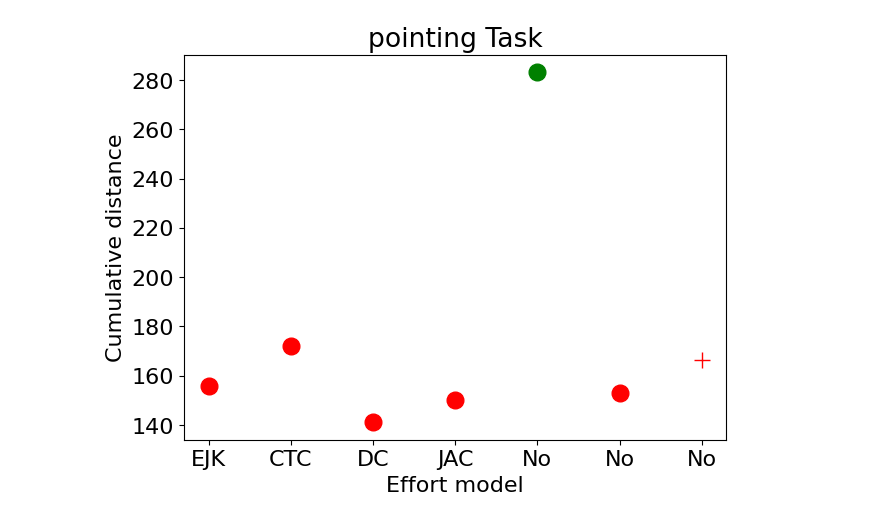
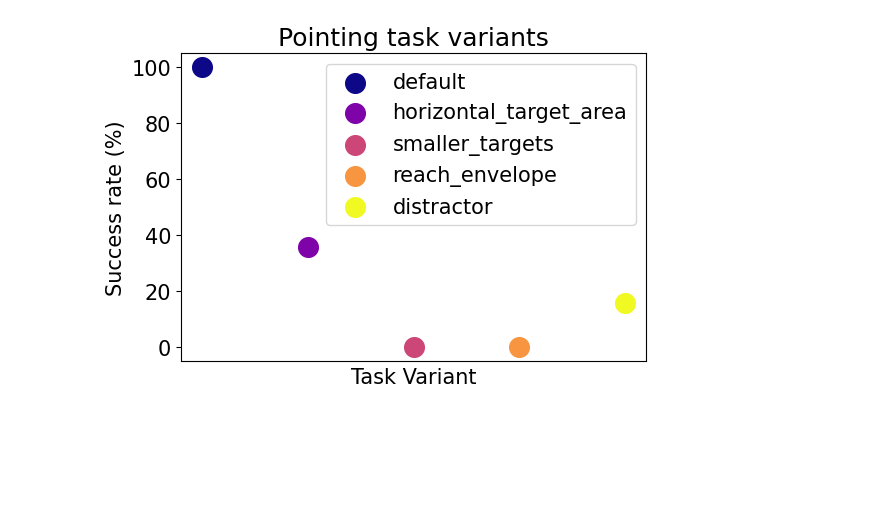
Before and after one commit to Hannahselder/biomechanical_interactions_benchmark, a Jupyter notebook: evaluation_metrics/task_success_metrics/pointing_variations.ipynb, the cells around one changed output. Drawn from its saved outputs; the diff is of its cells as text; code cells hidden in the pictures; blank space fills up the shorter version.

```diff
--- a/evaluation_metrics/task_success_metrics/pointing_variations.ipynb
+++ b/evaluation_metrics/task_success_metrics/pointing_variations.ipynb
@@ -45,4 +7,33 @@ plot_deviation_count("pointing", "deviation_count_pointing", colors, markers, al
-# %%
-plot_cum_dist("pointing", "cumulative_distance_pointing", colors, markers, all_combined_df)
-# %% [output]
-[figure, removed]
+# %%
+effort_models = ["zero_effort", "dc_effort_w1", "jac_effort_w1", "ctc_effort_w1", "armmovementpaper_effort"]
+markers = {"no_bonus": "+", "hit_bonus": "o"}
+variations = ["horizontal_target_area", "smaller_targets", "reach_envelope", "distractor"]
+fontsize = 15
+all_variants = ["default"] + variations
+cmap = plt.get_cmap('plasma')  # 'coolwarm', 'plasma'
+values = np.linspace(0, len(all_variants), len(all_variants))
+colors = {key: cmap(v / (len(all_variants))) for key, v in zip(all_variants, values)}
+plt.rcParams.update({'font.size': fontsize})
+# %%
+#read data
+folder = os.path.abspath(f"../../simulators/")
+sparse_df = {}
+sparse_df["default"], _ = create_df(["hit_bonus"], ["zero_effort"], ["dist"], folder, run_nr=1, task = "pointing")
+
+for v in variations:
+    sparse_df[v], _ = create_df(["hit_bonus"], ["zero_effort"], ["dist"], folder, run_nr=1, task = "pointing", variation=v)
+# %%
+fig, ax = plt.subplots(figsize=(6, 4))
+
+for i in range(len(all_variants)):
+    ax.scatter(i, sparse_df[all_variants[i]]['success_rate'].mean()*10, label=all_variants[i], s=200, color=colors[all_variants[i]])
+
+plt.title("Pointing task variants")
+plt.legend()
+plt.yticks(fontsize=fontsize)
+plt.xticks([])
+plt.xlabel("Task Variant", fontsize=fontsize)
+plt.ylabel("Success rate (%)", fontsize=fontsize)
+plt.savefig("pointing_variants/success_rates_bonus_dist")
+# %% [output]
+[figure, added]
```
Also changed, not shown: parts of 10 cells of this notebook, 24 other files.
